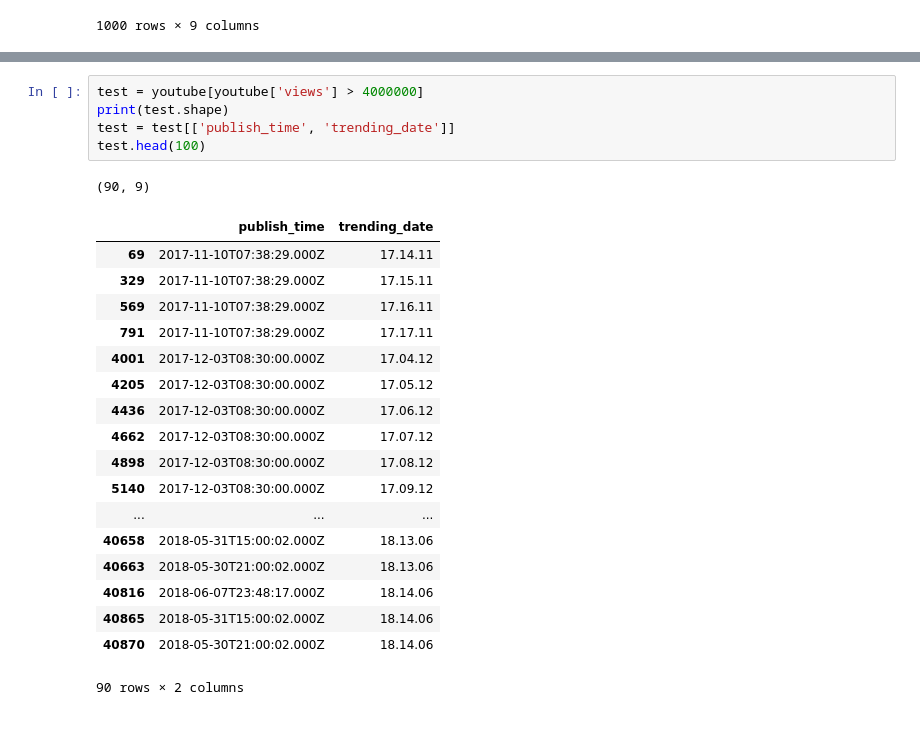
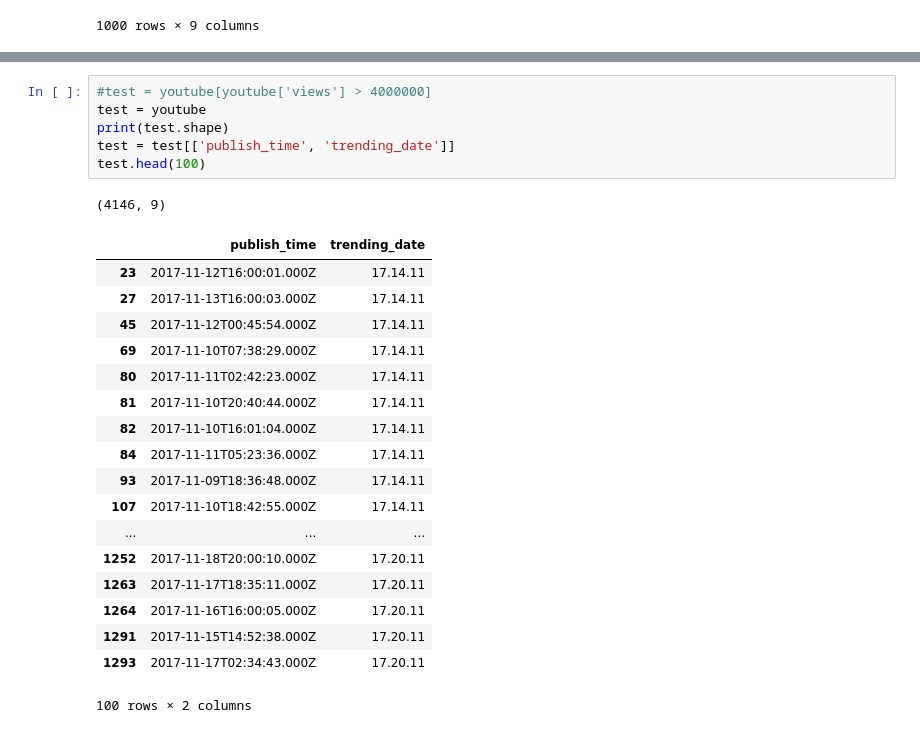
Before and after one commit to dtn058/FinalProject_group46, a Jupyter notebook: COGS108 Final project.ipynb, the cells around one changed output, grey strips where cells are left out. Drawn from its saved outputs; the diff is of its cells as text.

Commit message:
t-test

```diff
--- a/COGS108 Final project.ipynb
+++ b/COGS108 Final project.ipynb
@@ -123,28 +128,29 @@ array([[<matplotlib.axes._subplots.AxesSubplot object at 0x...>,
 # %%
-test = youtube[youtube['views'] > 4000000]
+#test = youtube[youtube['views'] > 4000000]
+test = youtube
 print(test.shape)
 test = test[['publish_time', 'trending_date']]
 test.head(100)
 # %% [output]
-(90, 9)
+(4146, 9)
 |  | publish_time | trending_date |
+| 23 | 2017-11-12T16:00:01.000Z | 17.14.11 |
+| 27 | 2017-11-13T16:00:03.000Z | 17.14.11 |
+| 45 | 2017-11-12T00:45:54.000Z | 17.14.11 |
 | 69 | 2017-11-10T07:38:29.000Z | 17.14.11 |
-| 329 | 2017-11-10T07:38:29.000Z | 17.15.11 |
-| 569 | 2017-11-10T07:38:29.000Z | 17.16.11 |
-| 791 | 2017-11-10T07:38:29.000Z | 17.17.11 |
-| 4001 | 2017-12-03T08:30:00.000Z | 17.04.12 |
-| 4205 | 2017-12-03T08:30:00.000Z | 17.05.12 |
-| 4436 | 2017-12-03T08:30:00.000Z | 17.06.12 |
-| 4662 | 2017-12-03T08:30:00.000Z | 17.07.12 |
-| 4898 | 2017-12-03T08:30:00.000Z | 17.08.12 |
-| 5140 | 2017-12-03T08:30:00.000Z | 17.09.12 |
+| 80 | 2017-11-11T02:42:23.000Z | 17.14.11 |
+| 81 | 2017-11-10T20:40:44.000Z | 17.14.11 |
+| 82 | 2017-11-10T16:01:04.000Z | 17.14.11 |
+| 84 | 2017-11-11T05:23:36.000Z | 17.14.11 |
+| 93 | 2017-11-09T18:36:48.000Z | 17.14.11 |
+| 107 | 2017-11-10T18:42:55.000Z | 17.14.11 |
 | ... | ... | ... |
-| 40658 | 2018-05-31T15:00:02.000Z | 18.13.06 |
-| 40663 | 2018-05-30T21:00:02.000Z | 18.13.06 |
-| 40816 | 2018-06-07T23:48:17.000Z | 18.14.06 |
-| 40865 | 2018-05-31T15:00:02.000Z | 18.14.06 |
-| 40870 | 2018-05-30T21:00:02.000Z | 18.14.06 |
+| 1252 | 2017-11-18T20:00:10.000Z | 17.20.11 |
+| 1263 | 2017-11-17T18:35:11.000Z | 17.20.11 |
+| 1264 | 2017-11-16T16:00:05.000Z | 17.20.11 |
+| 1291 | 2017-11-15T14:52:38.000Z | 17.20.11 |
+| 1293 | 2017-11-17T02:34:43.000Z | 17.20.11 |
-90 rows × 2 columns
+100 rows × 2 columns
 # %%
 print(type(test['trending_date'].values[0])) # dates are in strings, trending date
 print(type(test['publish_time'].values[0])) # dates are in strings, trending date
```
Also changed, not shown: parts of 17 cells of this notebook.
